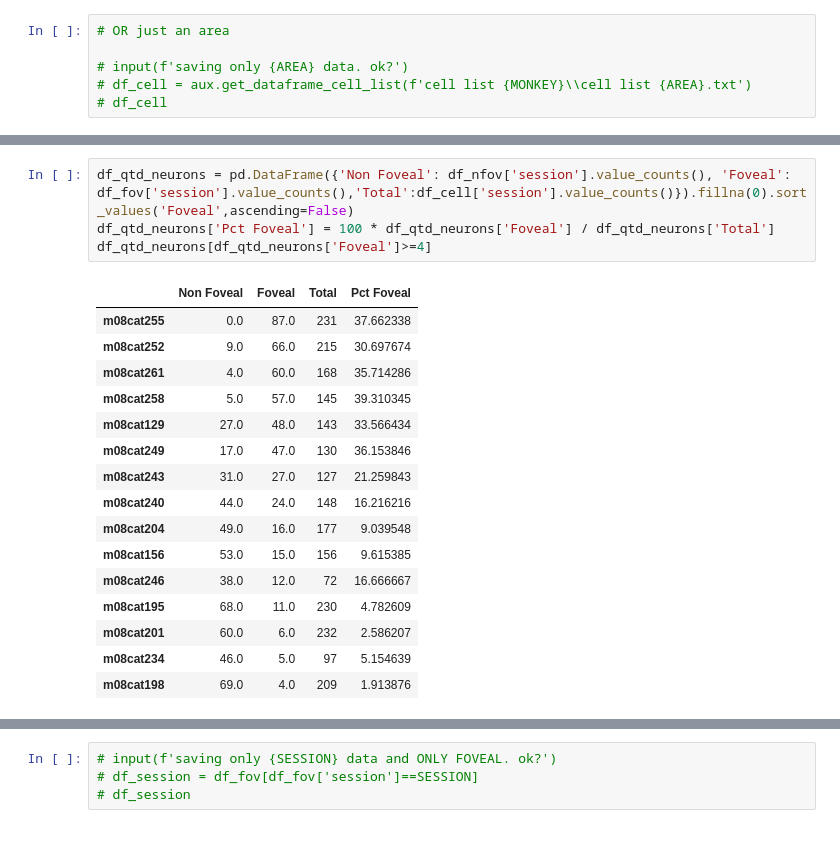
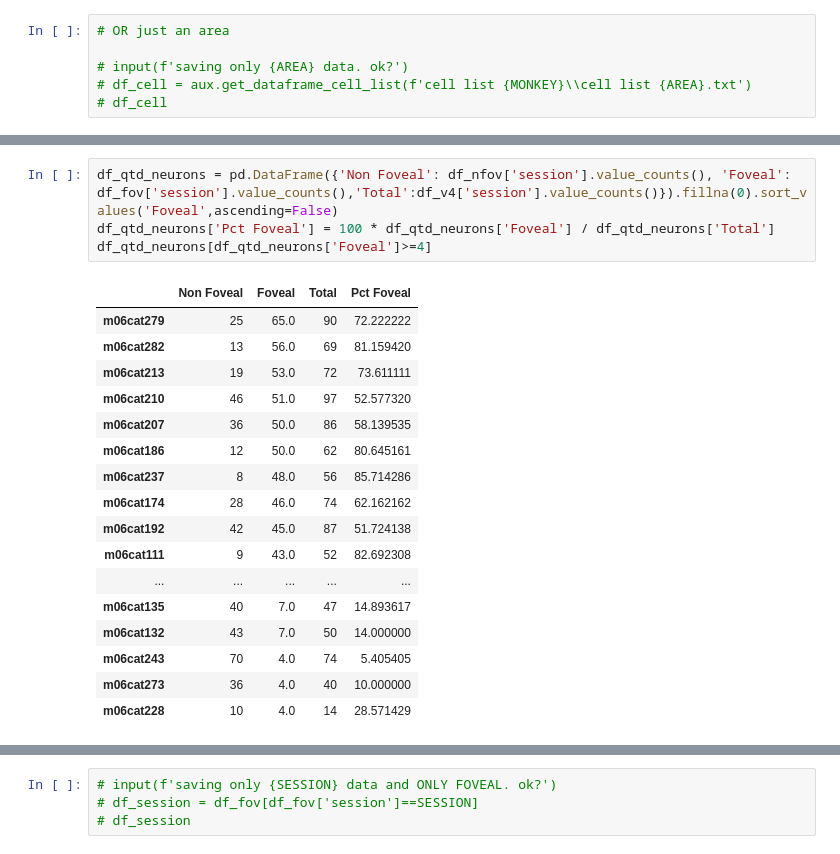
Before and after one commit to lucasdonaire/active-vision, a Jupyter notebook: create_session_data.ipynb, the cells around one changed output, grey strips where cells are left out. Drawn from its saved outputs; the diff is of its cells as text.

```diff
--- a/create_session_data.ipynb
+++ b/create_session_data.ipynb
@@ -73,22 +74,23 @@ df_fov
 # %%
-df_qtd_neurons = pd.DataFrame({'Non Foveal': df_nfov['session'].value_counts(), 'Foveal': df_fov['session'].value_counts(),'Total':df_cell['session'].value_counts()}).fillna(0).sort_values('Foveal',ascending=False)
+df_qtd_neurons = pd.DataFrame({'Non Foveal': df_nfov['session'].value_counts(), 'Foveal': df_fov['session'].value_counts(),'Total':df_v4['session'].value_counts()}).fillna(0).sort_values('Foveal',ascending=False)
 df_qtd_neurons['Pct Foveal'] = 100 * df_qtd_neurons['Foveal'] / df_qtd_neurons['Total']
 df_qtd_neurons[df_qtd_neurons['Foveal']>=4]
 # %% [output]
 |  | Non Foveal | Foveal | Total | Pct Foveal |
-| m08cat255 | 0.0 | 87.0 | 231 | 37.662338 |
-| m08cat252 | 9.0 | 66.0 | 215 | 30.697674 |
-| m08cat261 | 4.0 | 60.0 | 168 | 35.714286 |
-| m08cat258 | 5.0 | 57.0 | 145 | 39.310345 |
-| m08cat129 | 27.0 | 48.0 | 143 | 33.566434 |
-| m08cat249 | 17.0 | 47.0 | 130 | 36.153846 |
-| m08cat243 | 31.0 | 27.0 | 127 | 21.259843 |
-| m08cat240 | 44.0 | 24.0 | 148 | 16.216216 |
-| m08cat204 | 49.0 | 16.0 | 177 | 9.039548 |
-| m08cat156 | 53.0 | 15.0 | 156 | 9.615385 |
-| m08cat246 | 38.0 | 12.0 | 72 | 16.666667 |
-| m08cat195 | 68.0 | 11.0 | 230 | 4.782609 |
-| m08cat201 | 60.0 | 6.0 | 232 | 2.586207 |
-| m08cat234 | 46.0 | 5.0 | 97 | 5.154639 |
-| m08cat198 | 69.0 | 4.0 | 209 | 1.913876 |
+| m06cat279 | 25 | 65.0 | 90 | 72.222222 |
+| m06cat282 | 13 | 56.0 | 69 | 81.159420 |
+| m06cat213 | 19 | 53.0 | 72 | 73.611111 |
+| m06cat210 | 46 | 51.0 | 97 | 52.577320 |
+| m06cat207 | 36 | 50.0 | 86 | 58.139535 |
+| m06cat186 | 12 | 50.0 | 62 | 80.645161 |
+| m06cat237 | 8 | 48.0 | 56 | 85.714286 |
+| m06cat174 | 28 | 46.0 | 74 | 62.162162 |
+| m06cat192 | 42 | 45.0 | 87 | 51.724138 |
+| m06cat111 | 9 | 43.0 | 52 | 82.692308 |
+| ... | ... | ... | ... | ... |
+| m06cat135 | 40 | 7.0 | 47 | 14.893617 |
+| m06cat132 | 43 | 7.0 | 50 | 14.000000 |
+| m06cat243 | 70 | 4.0 | 74 | 5.405405 |
+| m06cat273 | 36 | 4.0 | 40 | 10.000000 |
+| m06cat228 | 10 | 4.0 | 14 | 28.571429 |
 # %%
```
Also changed, not shown: parts of 9 cells of this notebook, 12 other files.
